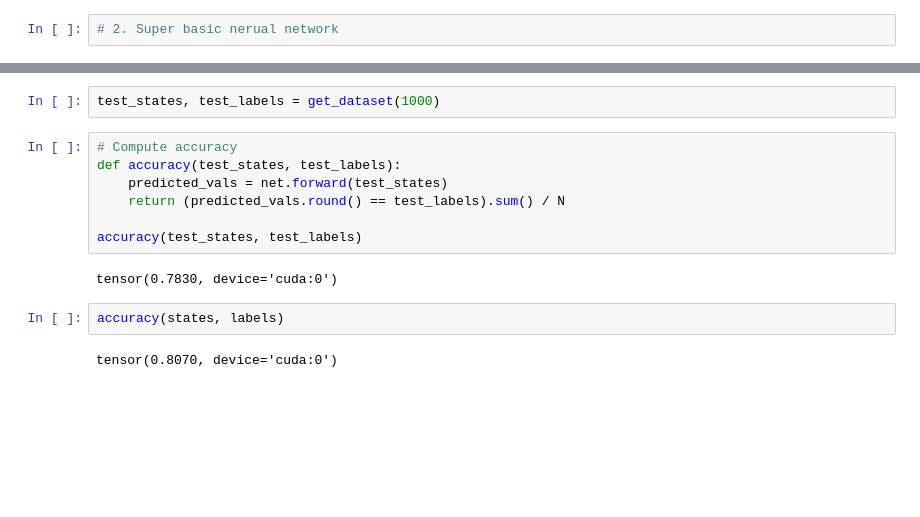
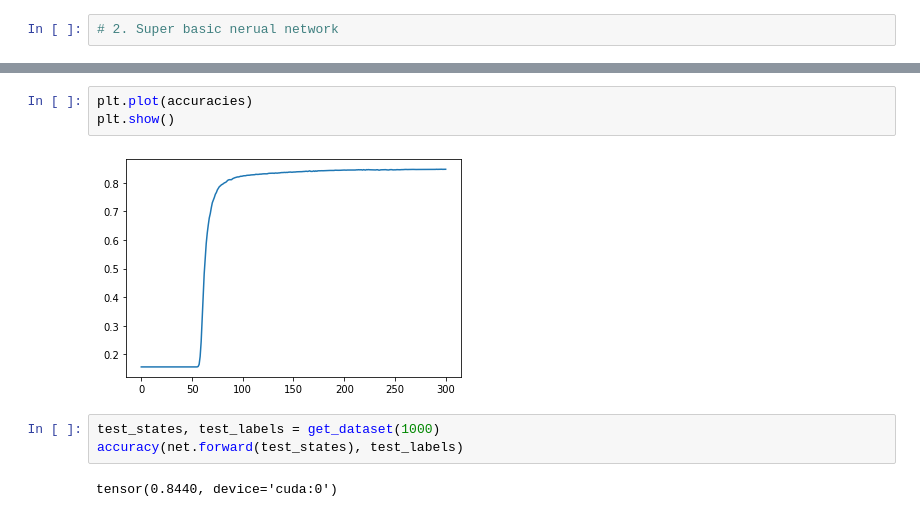
Before and after one commit to UlisseMini/skynet, a Jupyter notebook: notebooks/tictactoe-learn-minimax.ipynb, the cells around one changed output, grey strips where cells are left out. Drawn from its saved outputs; the diff is of its cells as text; blank space fills up the shorter version.

```diff
--- a/notebooks/tictactoe-learn-minimax.ipynb
+++ b/notebooks/tictactoe-learn-minimax.ipynb
@@ -278,15 +313,10 @@ plt.show()
+# %%
+plt.plot(accuracies)
+plt.show()
+# %% [output]
+[figure, added]
 # %%
 test_states, test_labels = get_dataset(1000)
+accuracy(net.forward(test_states), test_labels)
+# %% [output]
+tensor(0.8440, device='cuda:0')
-# %%
-# Compute accuracy
-def accuracy(test_states, test_labels):
-    predicted_vals = net.forward(test_states)
-    return (predicted_vals.round() == test_labels).sum() / N
-
-accuracy(test_states, test_labels)
-# %% [output]
-tensor(0.7830, device='cuda:0')
-# %%
-accuracy(states, labels)
-# %% [output]
-tensor(0.8070, device='cuda:0')
```
Also changed, not shown: parts of 13 cells of this notebook.
